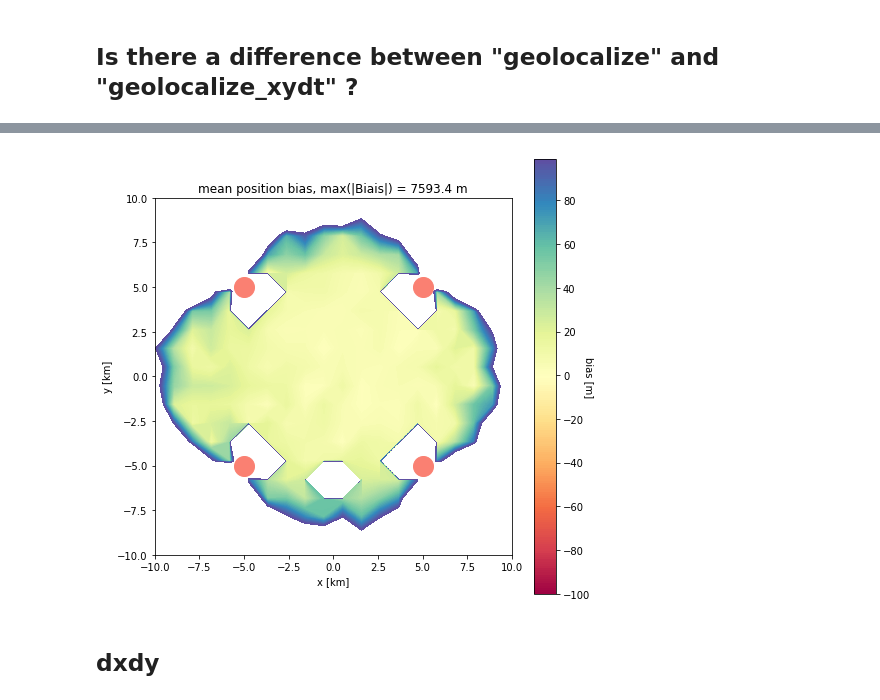
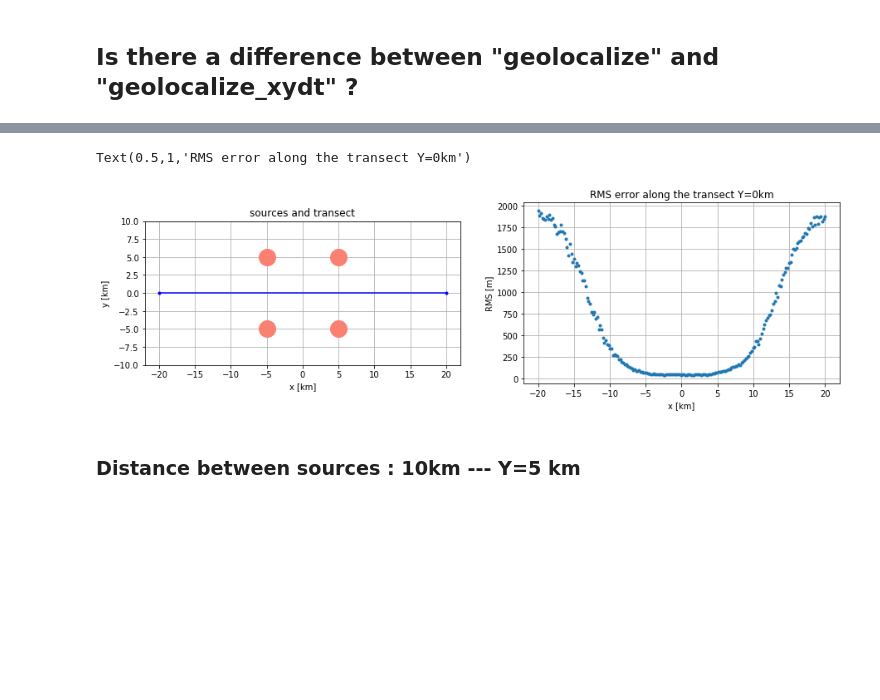
Before and after one commit to ponchama/Cognac_Acoustique, a Jupyter notebook: Geolocation/demo_in_progress.ipynb, the cells around one changed output, grey strips where cells are left out. Cells and saved outputs as stored; diff of their text form; code cells hidden in the pictures; blank space fills up the shorter version.

```diff
--- a/Geolocation/demo_in_progress.ipynb
+++ b/Geolocation/demo_in_progress.ipynb
@@ -356,0 +423,5 @@ Xt, Yt = np.meshgrid(xt,yt)
+# %%
+### transect definition
+L = 40.* 1.e3
+X = np.linspace(-L/2.,L/2.,200)
+Y = 0.
@@ -428,20 +446,28 @@ plt.show()
-# %%
-### bias
-cmap = plt.get_cmap('Spectral')
-
-plt.figure(figsize=(8,8))
-ax=plt.subplot(111)
-lvls=np.arange(-10.e1,10.e1,1.e0)
-plt.contourf(Xt/1.e3,Yt/1.e3, Biais1,lvls,cmap=cmap)
-cbar = plt.colorbar()
-cbar.ax.set_ylabel('bias [m]', rotation=270)
-[s.plot() for s in sources]
-plt.xlabel('x [km]')
-plt.ylabel('y [km]')
-plt.title('mean position bias, max(|Biais|) = %.1f m' % np.abs(Biais1).max())
-ax.set_aspect('equal')
-plt.show()
-# %% [output]
-[figure, removed]
-# %% [markdown]
-## dxdy
+# %%
+### plot the error map
+plt.figure(figsize=(15,4))
+
+# plot sources
+ax=plt.subplot(121)
+[s.plot() for s in sources]
+plt.title ('sources and transect')
+plt.xlabel('x [km]')
+plt.ylabel('y [km]')
+ax.grid()
+#ax.set_xlim([np.min(X)/1000.,np.max(X)/1000.])
+ax.set_ylim([-10,10])
+ax.set_aspect('equal')
+plt.plot([np.min(X)/1000.,np.max(X)/1000.],[Y/1000.,Y/1000.],'.-b')
+
+## plot result
+ax2 = plt.subplot(122)
+ax2.grid()
+plt.plot(X/1.e3, RMS_t, '.')
+plt.xlabel('x [km]')
+plt.ylabel('RMS [m]')
+plt.title('RMS error along the transect Y=%.dkm' %int(Y/1000.))
+# %% [output]
+Text(0.5,1,'RMS error along the transect Y=0km')
+[figure, added]
+# %% [markdown]
+### Distance between sources : 10km  --- Y=5 km
```
Also changed, not shown: parts of 33 cells of this notebook.
